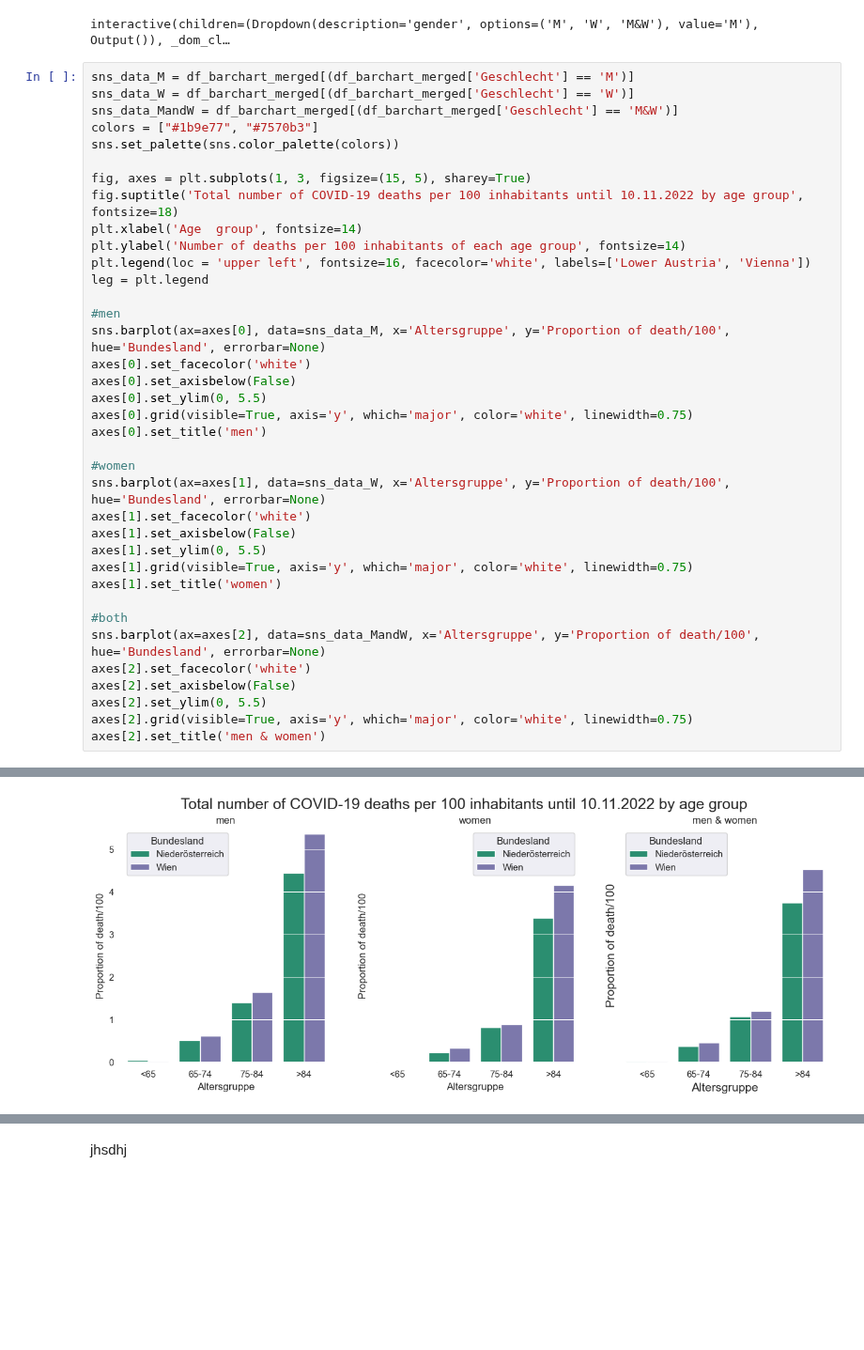
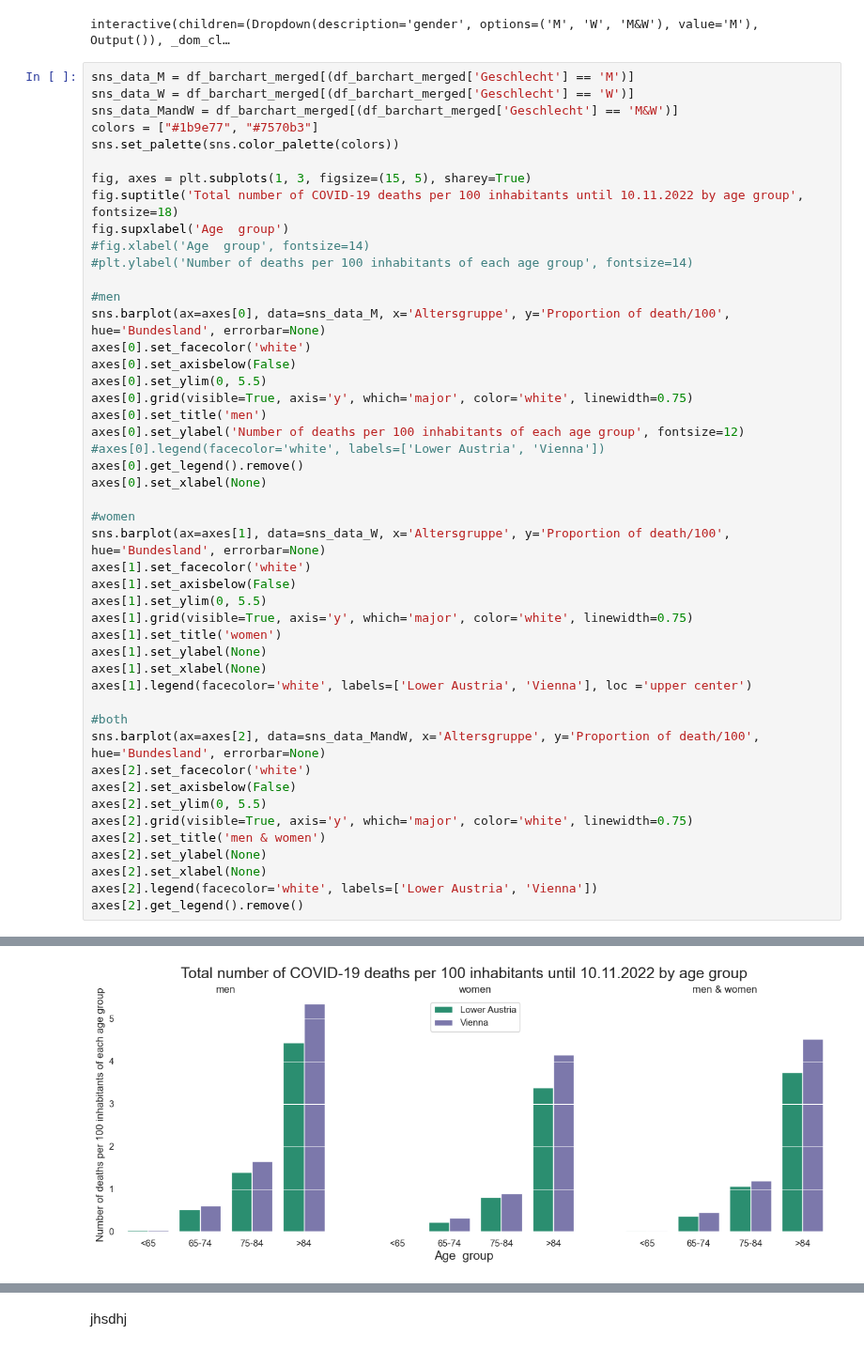
Before and after one commit to borosabel/visual_analytics_2022, a Jupyter notebook: individual work/03_final-Angelika.ipynb, the cells around one changed output, grey strips where cells are left out. Shown at 94% size. Saved outputs shown, nothing was run; the diff lists cells and outputs as text; blank space fills up the shorter version.

Commit message:
multiple plots

```diff
--- a/individual work/03_final-Angelika.ipynb
+++ b/individual work/03_final-Angelika.ipynb
@@ -92,10 +92,9 @@ sns.set_palette(sns.color_palette(colors))
 
 fig, axes = plt.subplots(1, 3, figsize=(15, 5), sharey=True)
 fig.suptitle('Total number of COVID-19 deaths per 100 inhabitants until 10.11.2022 by age group', fontsize=18)
-plt.xlabel('Age  group', fontsize=14)
-plt.ylabel('Number of deaths per 100 inhabitants of each age group', fontsize=14)
-plt.legend(loc = 'upper left', fontsize=16, facecolor='white', labels=['Lower Austria', 'Vienna'])
-leg = plt.legend
+fig.supxlabel('Age  group')
+#fig.xlabel('Age  group', fontsize=14)
+#plt.ylabel('Number of deaths per 100 inhabitants of each age group', fontsize=14)
 
 #men
 sns.barplot(ax=axes[0], data=sns_data_M, x='Altersgruppe', y='Proportion of death/100', hue='Bundesland', errorbar=None)
@@ -104,6 +103,10 @@ axes[0].set_axisbelow(False)
 axes[0].set_ylim(0, 5.5)
 axes[0].grid(visible=True, axis='y', which='major', color='white', linewidth=0.75)
 axes[0].set_title('men')
+axes[0].set_ylabel('Number of deaths per 100 inhabitants of each age group', fontsize=12)
+#axes[0].legend(facecolor='white', labels=['Lower Austria', 'Vienna'])
+axes[0].get_legend().remove()
+axes[0].set_xlabel(None)
 
 #women
 sns.barplot(ax=axes[1], data=sns_data_W, x='Altersgruppe', y='Proportion of death/100', hue='Bundesland', errorbar=None)
@@ -112,6 +115,9 @@ axes[1].set_axisbelow(False)
 axes[1].set_ylim(0, 5.5)
 axes[1].grid(visible=True, axis='y', which='major', color='white', linewidth=0.75)
 axes[1].set_title('women')
+axes[1].set_ylabel(None)
+axes[1].set_xlabel(None)
+axes[1].legend(facecolor='white', labels=['Lower Austria', 'Vienna'], loc ='upper center')
 
 #both
 sns.barplot(ax=axes[2], data=sns_data_MandW, x='Altersgruppe', y='Proportion of death/100', hue='Bundesland', errorbar=None)
@@ -120,4 +126,8 @@ axes[2].set_axisbelow(False)
 axes[2].set_ylim(0, 5.5)
 axes[2].grid(visible=True, axis='y', which='major', color='white', linewidth=0.75)
 axes[2].set_title('men & women')
+axes[2].set_ylabel(None)
+axes[2].set_xlabel(None)
+axes[2].legend(facecolor='white', labels=['Lower Austria', 'Vienna'])
+axes[2].get_legend().remove()
 # %% [output]
@@ -125,4 +134,4 @@ Text(0.5, 1.0, 'men & women')
-[figure, old version]
+[figure, new version]
 # %%
 sea = sns.FacetGrid(df_barchart_merged, col = 'Geschlecht', hue='Bundesland')
 sea.map(sns.barplot, "Altersgruppe", "Proportion of death/100")
```
Also changed, not shown: parts of 4 cells of this notebook.
